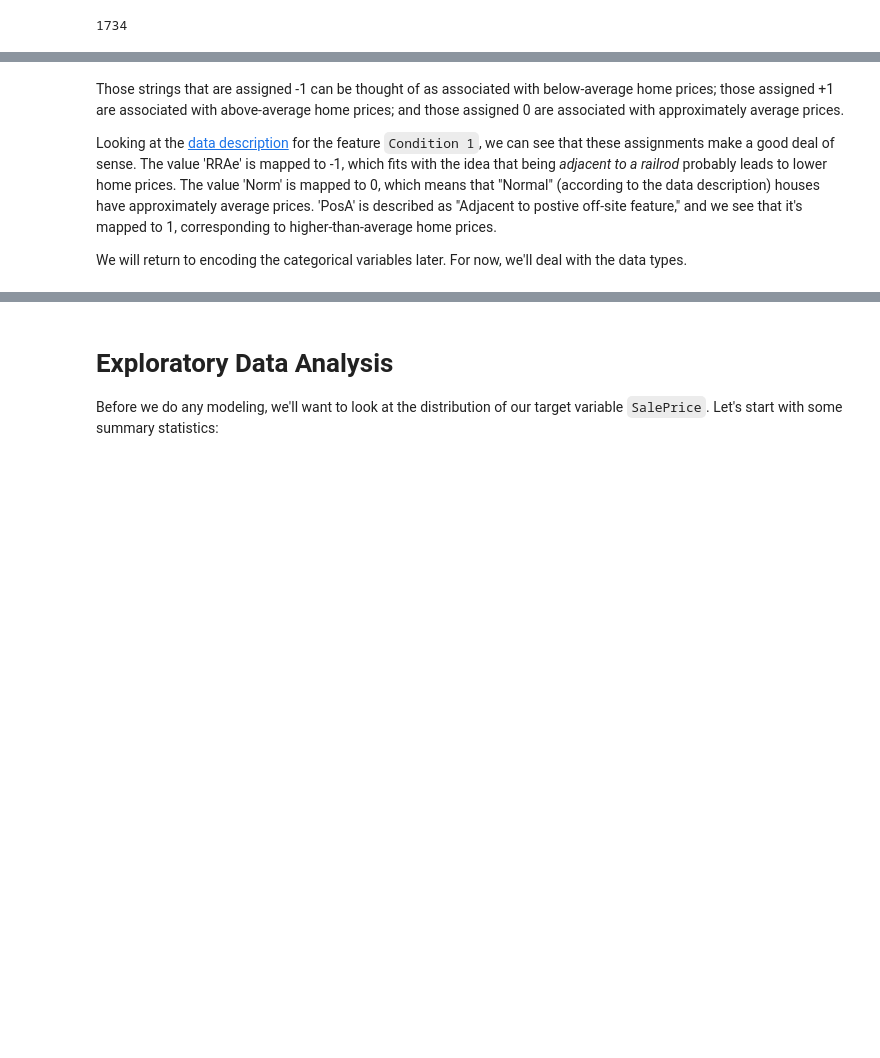
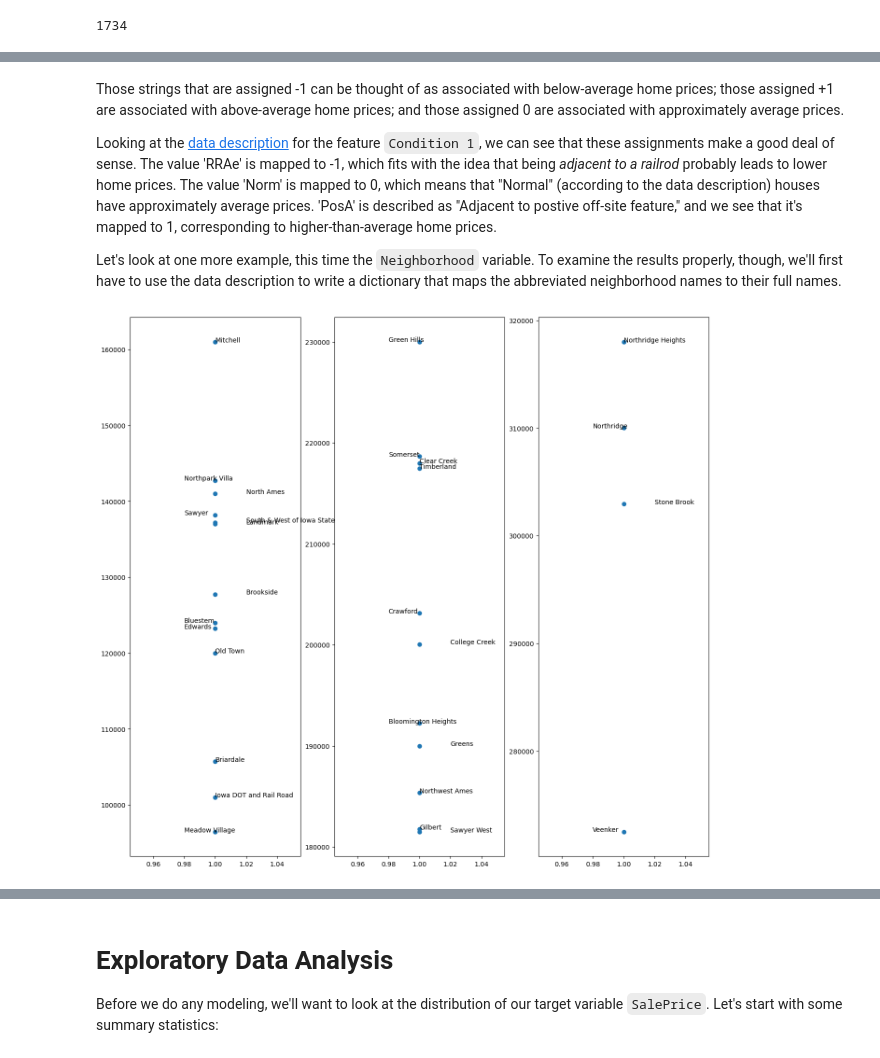
Before and after one commit to simonlazarus/Predicting-House-Prices-with-Linear-Regression, a Jupyter notebook: code/4_modeling.ipynb, the cells around one changed output, grey strips where cells are left out. Saved outputs shown, nothing was run; the diff lists cells and outputs as text; code cells hidden in the pictures; blank space fills up the shorter version.

```diff
--- a/code/4_modeling.ipynb
+++ b/code/4_modeling.ipynb
@@ -109,4 +150,4 @@ Those strings that are assigned -1 can be thought of as associated with below-av
 
 Looking at the [data description](http://jse.amstat.org/v19n3/decock/DataDocumentation.txt) for the feature `Condition 1`, we can see that these assignments make a good deal of sense.  The value 'RRAe' is mapped to -1, which fits with the idea that being *adjacent to a railrod* probably leads to lower home prices.  The value 'Norm' is mapped to 0, which means that "Normal" (according to the data description) houses have approximately average prices.  'PosA' is described as "Adjacent to postive off-site feature," and we see that it's mapped to 1, corresponding to higher-than-average home prices.
 
-We will return to encoding the categorical variables later.  For now, we'll deal with the data types.
+Let's look at one more example, this time the `Neighborhood` variable.  To examine the results properly, though, we'll first have to use the data description to write a dictionary that maps the abbreviated neighborhood names to their full names.
@@ -112,0 +229,18 @@ We will return to encoding the categorical variables later.  For now, we'll deal
+# %%
+indices = [[k for k in range(len(nbhd_types)) if nbhd_types[k] == q] for q in [-1,0,1]]
+names = [[names[k] for k in indexes] for indexes in indices]
+med_prices = [[med_prices[k] for k in indexes] for indexes in indices]
+# %%
+#Make the plot
+plt.figure(figsize = (16,15))
+
+for i in range(3):
+    ax = plt.subplot(1, 3, i + 1)
+    ax.scatter([1 for k in med_prices[i]], med_prices[i])
+
+    for j, name in enumerate(names[i]):
+        ax.annotate(name, (1 + [-.02,0,.02][j % 3], med_prices[i][j]))
+#ax1 = plt.subplot(1, 3, 1)
+#ax1.scatter()
+# %% [output]
+[figure, added]
```
Also changed, not shown: parts of 97 cells of this notebook, 6 other files.
